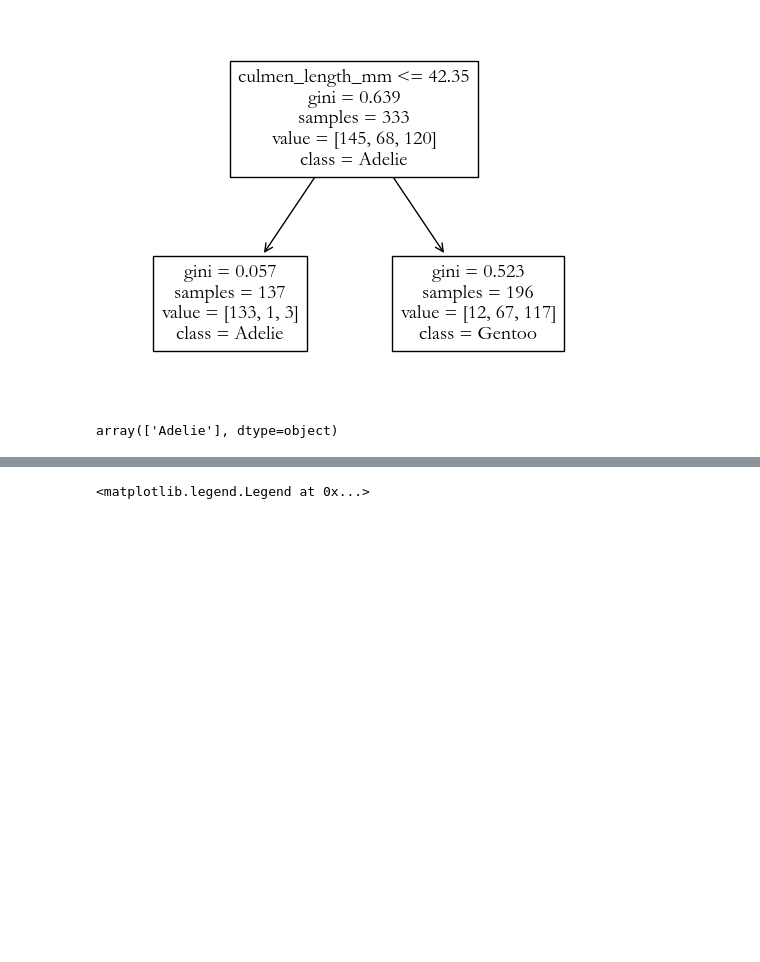
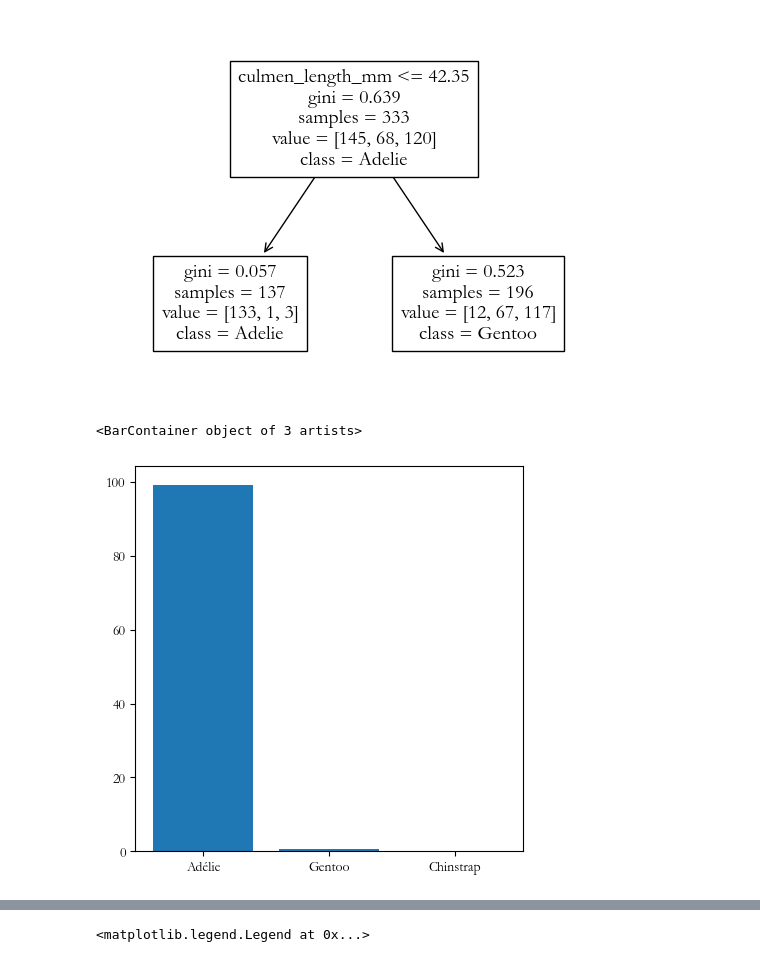
Before and after one commit to RMorana/DU_Data, a Jupyter notebook: ML Supervise Projet 1.ipynb, the cells around one changed output, grey strips where cells are left out. Saved outputs shown, nothing was run; the diff lists cells and outputs as text; code cells hidden in the pictures; blank space fills up the shorter version.

```diff
--- a/ML Supervise Projet 1.ipynb
+++ b/ML Supervise Projet 1.ipynb
@@ -175,11 +177,21 @@ tree.plot_tree(clf,feature_names=features_names,class_names=["Adelie","Chinstrap
  Text(0.25, 0.25, 'gini = 0.057\nsamples = 137\nvalue = [133, 1, 3]\nclass = Adelie'),
  Text(0.75, 0.25, 'gini = 0.523\nsamples = 196\nvalue = [12, 67, 117]\nclass = Gentoo')]
 [figure]
-# %%
-# Prediction de classification avec de nouvelles valeurs
-clf.predict([[35., 17.]])
-# %% [output]
-array(['Adelie'], dtype=object)
+# %%
+# Prediction de classification avec de nouvelles valeurs
+array_proba_prof_1 = clf.predict_proba([[35., 17.]])
+array_proba_prof_1 = 100*array_proba_prof_1
+array_proba_prof_1_T = array_proba_prof_1.T
+
+# Barplot avec les 3 espèces de pingouins
+names = ["Adélie","Gentoo","Chinstrap"]
+(fig, ax) = plt.subplots(figsize=(5, 5))
+
+plt.xticks(range(len(array_proba_prof_1_T)), names)
+plt.bar( range(len(array_proba_prof_1_T)), array_proba_prof_1_T[:, 0])
+# %% [output]
+<BarContainer object of 3 artists>
+[figure, added]
 # %%
 # Entrainement d'un arbre de profondeur 2
 clf2 = DecisionTreeClassifier(criterion="gini",splitter="best",max_depth=2)
```
Also changed, not shown: parts of 6 cells of this notebook, 1 other file.
